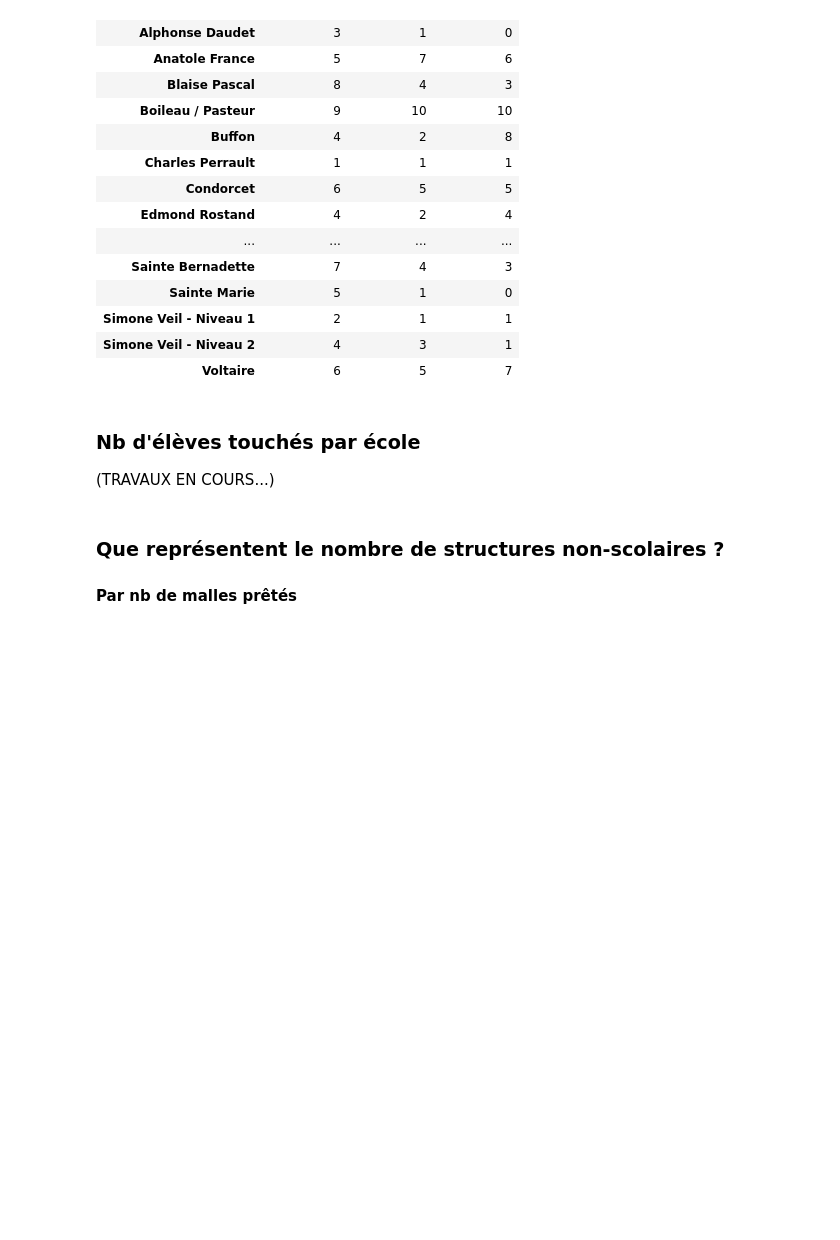
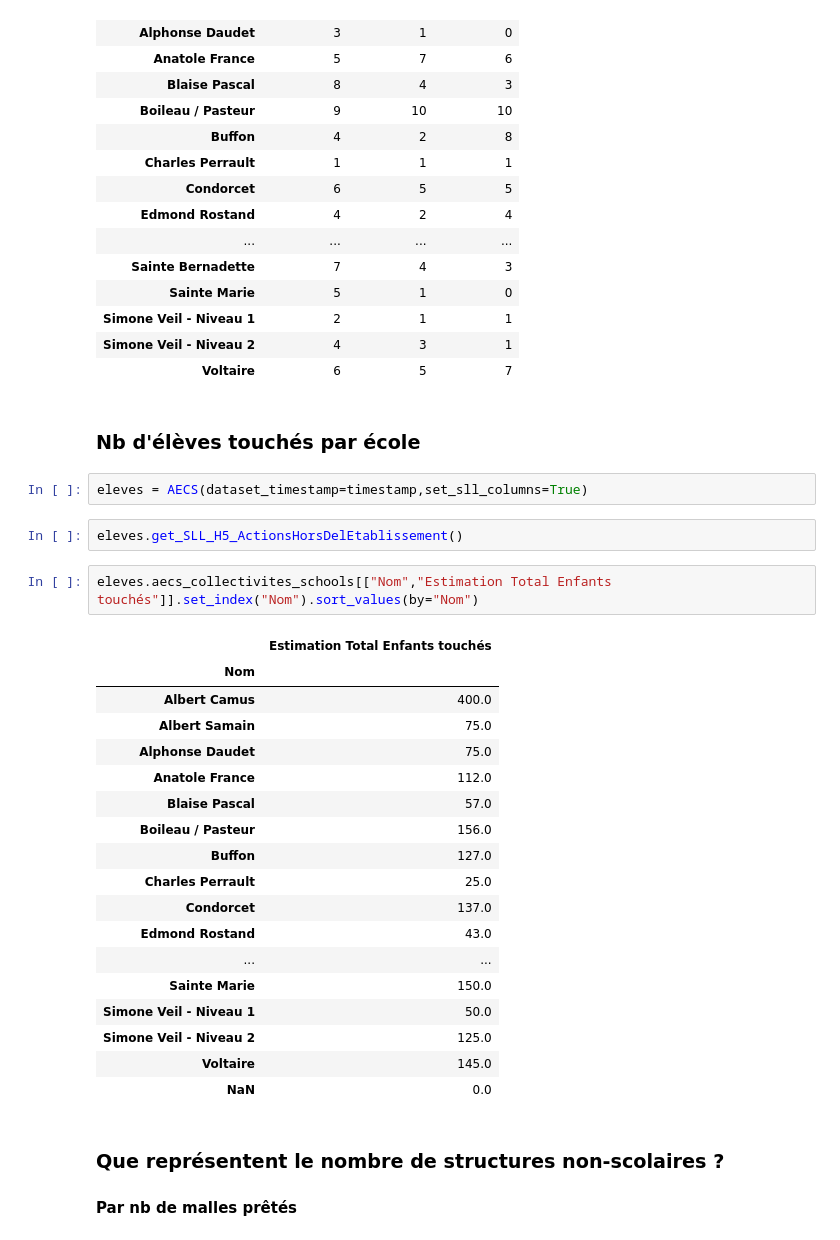
Before and after one commit to medrbx/kibini2, a Jupyter notebook: kibini/notebook_kibini2_med_quels_publics_action_culturelle.ipynb, the cells around one changed output. Cells and saved outputs as stored; diff of their text form; blank space fills up the shorter version.

Commit message:
MAJ Amelioration classe AECS (ajout bloc_info_geo) + notebook activite_hebdo (nettoyage) + notebook action culturelle (ajout tableau nb_eleves_touches par Collectivités)

```diff
--- a/kibini/notebook_kibini2_med_quels_publics_action_culturelle.ipynb
+++ b/kibini/notebook_kibini2_med_quels_publics_action_culturelle.ipynb
@@ -342,7 +342,31 @@ df.aecs[(df.aecs["index"]=="Laetitia D") &
 | Voltaire | 6 | 5 | 7 |
 # %% [markdown]
 ### Nb d'élèves touchés par école
-(TRAVAUX EN COURS...)
+# %%
+eleves = AECS(dataset_timestamp=timestamp,set_sll_columns=True)
+# %%
+eleves.get_SLL_H5_ActionsHorsDelEtablissement()
+# %%
+eleves.aecs_collectivites_schools[["Nom","Estimation Total Enfants touchés"]].set_index("Nom").sort_values(by="Nom")
+# %% [output]
+|  | Estimation Total Enfants touchés |
+| Nom |  |
+| Albert Camus | 400.0 |
+| Albert Samain | 75.0 |
+| Alphonse Daudet | 75.0 |
+| Anatole France | 112.0 |
+| Blaise Pascal | 57.0 |
+| Boileau / Pasteur | 156.0 |
+| Buffon | 127.0 |
+| Charles Perrault | 25.0 |
+| Condorcet | 137.0 |
+| Edmond Rostand | 43.0 |
+| ... | ... |
+| Sainte Marie | 150.0 |
+| Simone Veil - Niveau 1 | 50.0 |
+| Simone Veil - Niveau 2 | 125.0 |
+| Voltaire | 145.0 |
+| NaN | 0.0 |
 # %% [markdown]
 ### Que représentent le nombre de structures non-scolaires ?
 #### Par nb de malles prêtés
```
Also changed, not shown: 3 other files.
